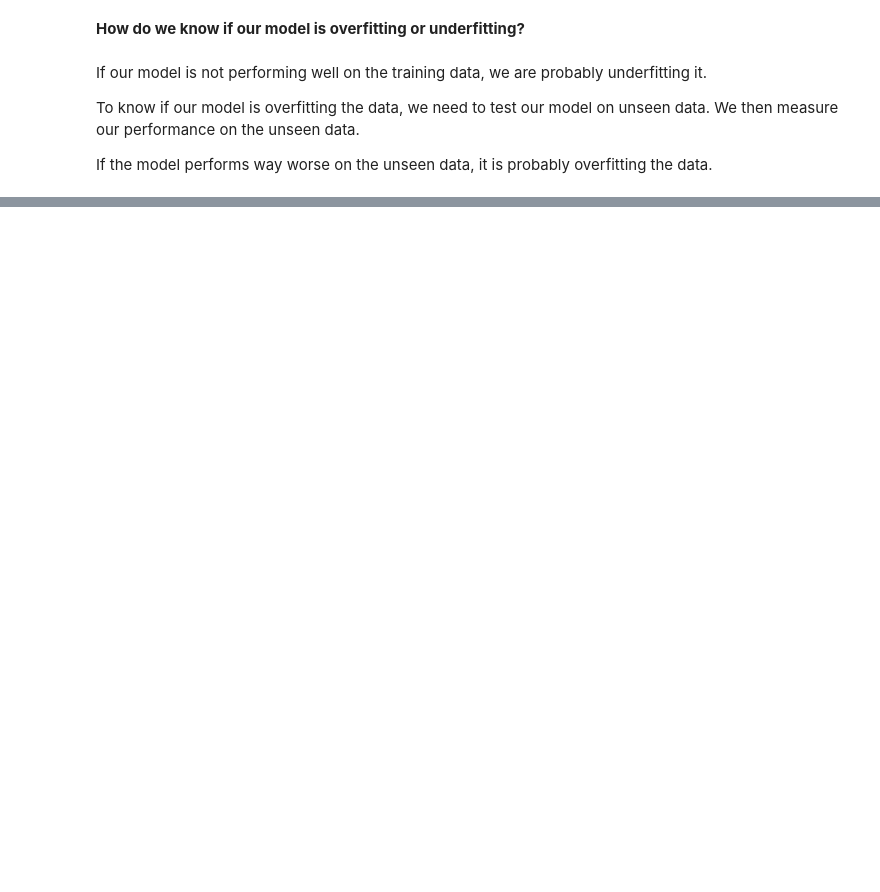
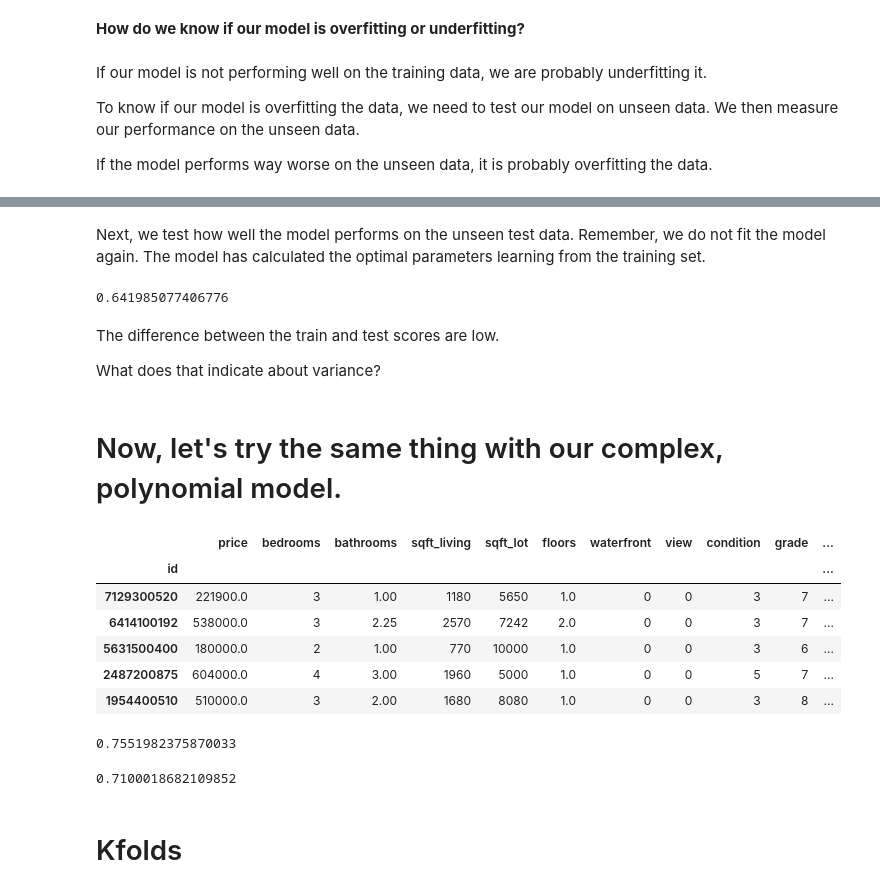
Before and after one commit to lecritch/bias_variance-sea-chi-ds, a Jupyter notebook: index.ipynb, the cells around one changed output, grey strips where cells are left out. Saved outputs shown, nothing was run; the diff lists cells and outputs as text; code cells hidden in the pictures; blank space fills up the shorter version.

```diff
--- a/index.ipynb
+++ b/index.ipynb
@@ -162,0 +294,43 @@ You could imagine slicing the single data set as follows:
+# %% [markdown]
+Next, we test how well the model performs on the unseen test data. Remember, we do not fit the model again. The model has calculated the optimal parameters learning from the training set.
+# %%
+lr.score(X_test, y_test)
+# %% [output]
+0.641985077406776
+# %% [markdown]
+The difference between the train and test scores are low.
+
+What does that indicate about variance?
+# %% [markdown]
+# Now, let's try the same thing with our complex, polynomial model.
+# %%
+df = pd.read_csv('data/kc_housing.csv', index_col='id')
+#Date  is not in the correct format so we are dropping it for now.
+df = df.drop(['date', 'zipcode', 'lat', 'long'], axis=1)
+df.head()
+# %% [output]
+|  | price | bedrooms | bathrooms | sqft_living | sqft_lot | floors | waterfront | view | condition | grade | ... |
+| id |  |  |  |  |  |  |  |  |  |  | ... |
+| 7129300520 | 221900.0 | 3 | 1.00 | 1180 | 5650 | 1.0 | 0 | 0 | 3 | 7 | ... |
+| 6414100192 | 538000.0 | 3 | 2.25 | 2570 | 7242 | 2.0 | 0 | 0 | 3 | 7 | ... |
+| 5631500400 | 180000.0 | 2 | 1.00 | 770 | 10000 | 1.0 | 0 | 0 | 3 | 6 | ... |
+| 2487200875 | 604000.0 | 4 | 3.00 | 1960 | 5000 | 1.0 | 0 | 0 | 5 | 7 | ... |
+| 1954400510 | 510000.0 | 3 | 2.00 | 1680 | 8080 | 1.0 | 0 | 0 | 3 | 8 | ... |
+# %%
+poly_2 = PolynomialFeatures(2)
+
+df_poly = pd.DataFrame(
+            poly_2.fit_transform(df.drop('price', axis=1))
+                      )
+
+X = df_poly
+y = df.price
+
+X_train, X_test, y_train, y_test = train_test_split(X, y, random_state=42, test_size=.25)
+
+# Always fit on the training set
+lr.fit(X_train, y_train)
+
+lr.score(X_train, y_train)
+# %% [output]
+0.7551982375870033
@@ -162,0 +339,4 @@ You could imagine slicing the single data set as follows:
+# %%
+lr.score(X_test, y_test)
+# %% [output]
+0.7100018682109852
@@ -162,0 +345,2 @@ You could imagine slicing the single data set as follows:
+# %% [markdown]
+# Kfolds
```
Also changed, not shown: parts of 42 cells of this notebook, 4 other files.
